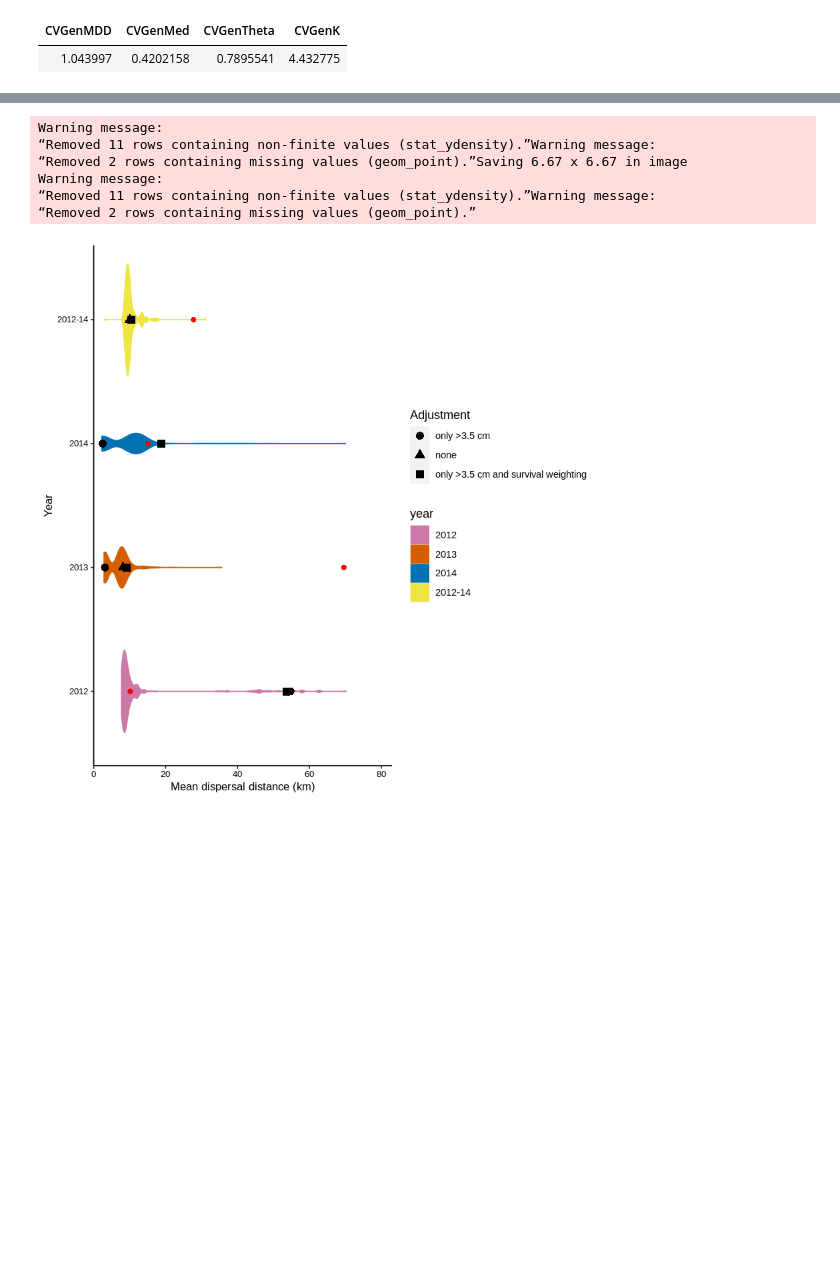
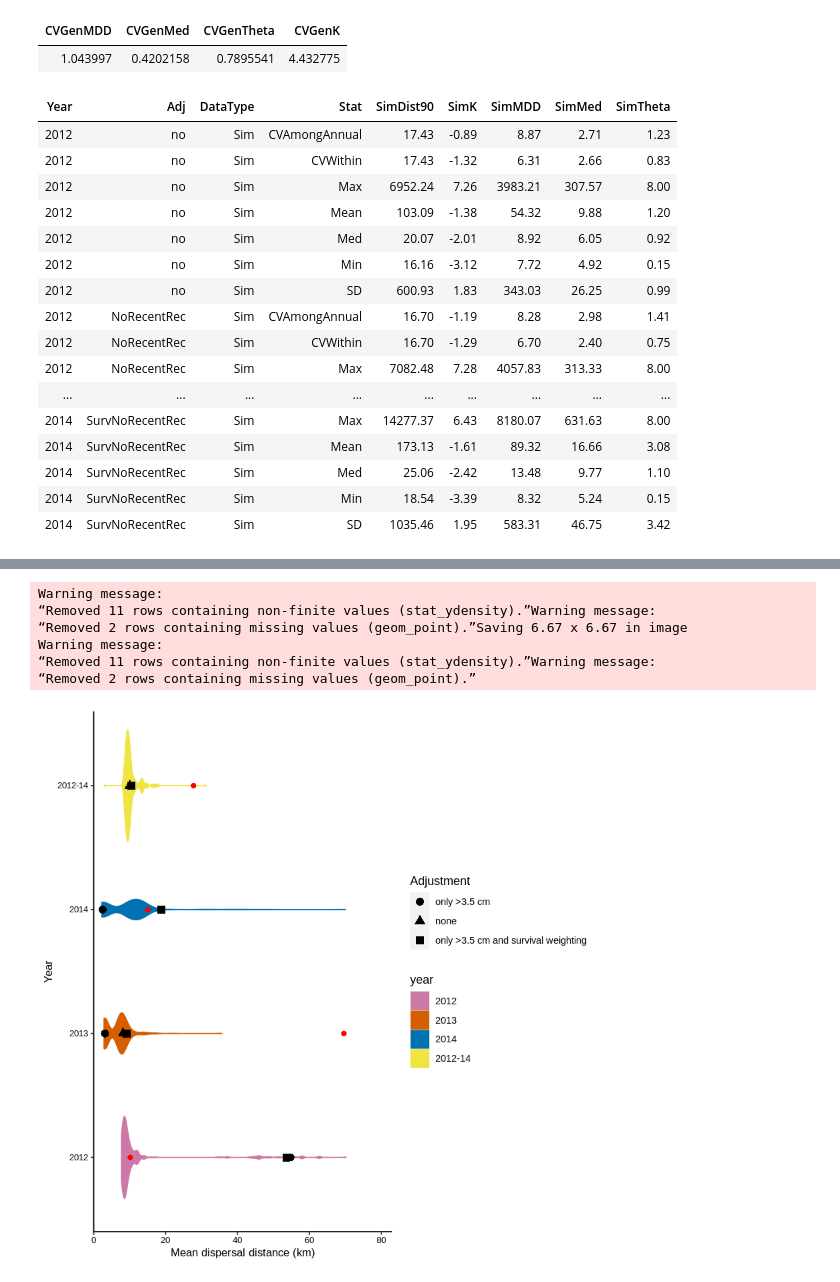
Before and after one commit to pinskylab/CamotesROMS, a Jupyter notebook: notebooks/process_ROMS_kernels.ipynb, the cells around one changed output, grey strips where cells are left out. Drawn from its saved outputs; the diff is of its cells as text; code cells hidden in the pictures; blank space fills up the shorter version.

```diff
--- a/notebooks/process_ROMS_kernels.ipynb
+++ b/notebooks/process_ROMS_kernels.ipynb
@@ -332,6 +288,31 @@ RealKernelVar
 # %% [output]
 | CVGenMDD | CVGenMed | CVGenTheta | CVGenK |
 | 1.043997 | 0.4202158 | 0.7895541 | 4.432775 |
+# %%
+#do the CV calculations
+(SimSummary %>%
+               spread(metric, value) %>%
+               #filter(DataType=="Sim" & Stat== "Mean" ) %>%
+               #select(-DataType, -Stat) %>%
+               rename(SimK="k", SimTheta="theta", SimMDD="mdd", SimMed="med", SimDist90="dist90"))
+# %% [output]
+| Year | Adj | DataType | Stat | SimDist90 | SimK | SimMDD | SimMed | SimTheta |
+| 2012 | no | Sim | CVAmongAnnual | 17.43 | -0.89 | 8.87 | 2.71 | 1.23 |
+| 2012 | no | Sim | CVWithin | 17.43 | -1.32 | 6.31 | 2.66 | 0.83 |
+| 2012 | no | Sim | Max | 6952.24 | 7.26 | 3983.21 | 307.57 | 8.00 |
+| 2012 | no | Sim | Mean | 103.09 | -1.38 | 54.32 | 9.88 | 1.20 |
+| 2012 | no | Sim | Med | 20.07 | -2.01 | 8.92 | 6.05 | 0.92 |
+| 2012 | no | Sim | Min | 16.16 | -3.12 | 7.72 | 4.92 | 0.15 |
+| 2012 | no | Sim | SD | 600.93 | 1.83 | 343.03 | 26.25 | 0.99 |
+| 2012 | NoRecentRec | Sim | CVAmongAnnual | 16.70 | -1.19 | 8.28 | 2.98 | 1.41 |
+| 2012 | NoRecentRec | Sim | CVWithin | 16.70 | -1.29 | 6.70 | 2.40 | 0.75 |
+| 2012 | NoRecentRec | Sim | Max | 7082.48 | 7.28 | 4057.83 | 313.33 | 8.00 |
+| ... | ... | ... | ... | ... | ... | ... | ... | ... |
+| 2014 | SurvNoRecentRec | Sim | Max | 14277.37 | 6.43 | 8180.07 | 631.63 | 8.00 |
+| 2014 | SurvNoRecentRec | Sim | Mean | 173.13 | -1.61 | 89.32 | 16.66 | 3.08 |
+| 2014 | SurvNoRecentRec | Sim | Med | 25.06 | -2.42 | 13.48 | 9.77 | 1.10 |
+| 2014 | SurvNoRecentRec | Sim | Min | 18.54 | -3.39 | 8.32 | 5.24 | 0.15 |
+| 2014 | SurvNoRecentRec | Sim | SD | 1035.46 | 1.95 | 583.31 | 46.75 | 3.42 |
 # %%
 SimKernelVar <- SimSummary %>%
     select(CVSimMDDAmong, CVSimMedAmong, CVSimThetaAmong, CVSimKAmong)
```
Also changed, not shown: parts of 24 cells of this notebook, 32 other files.
